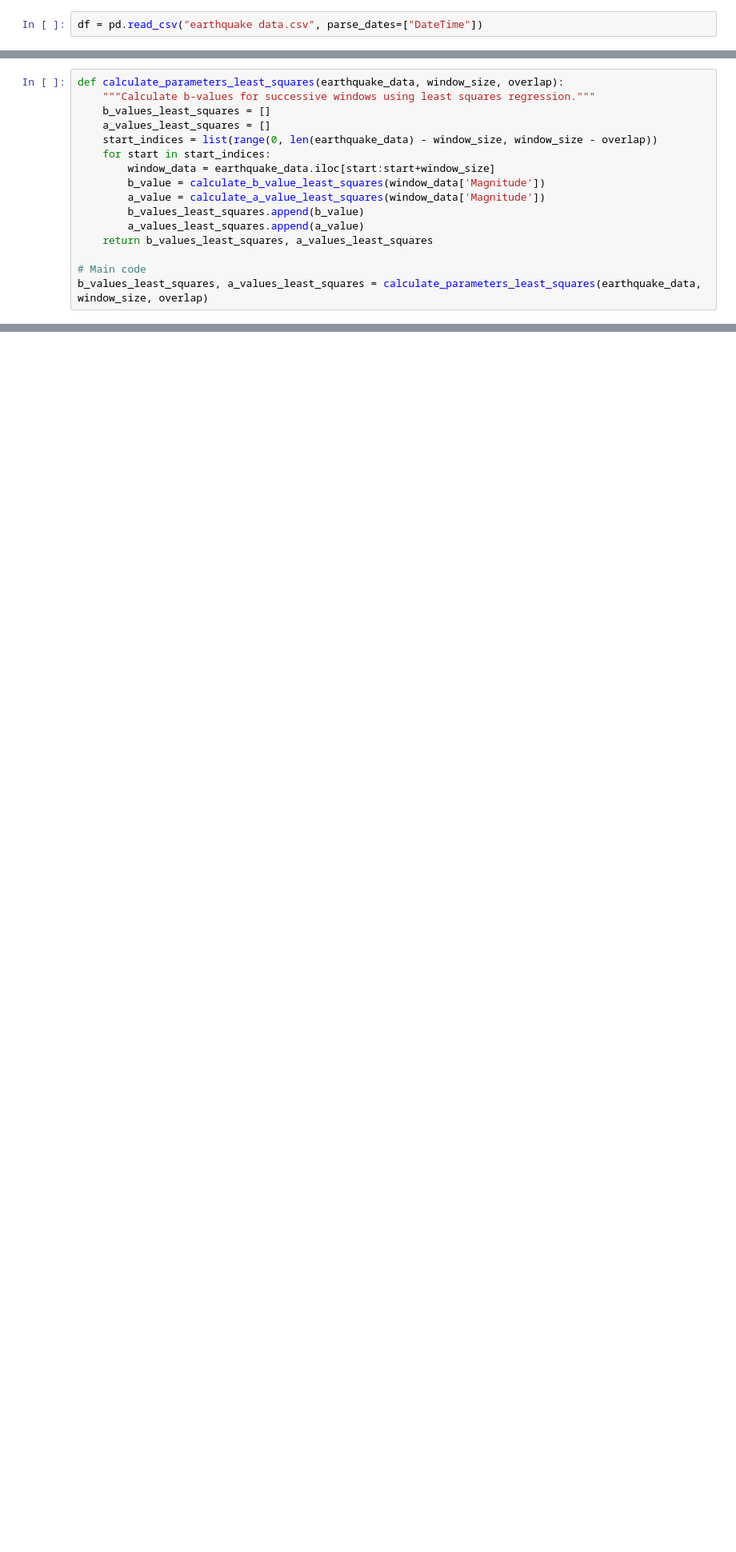
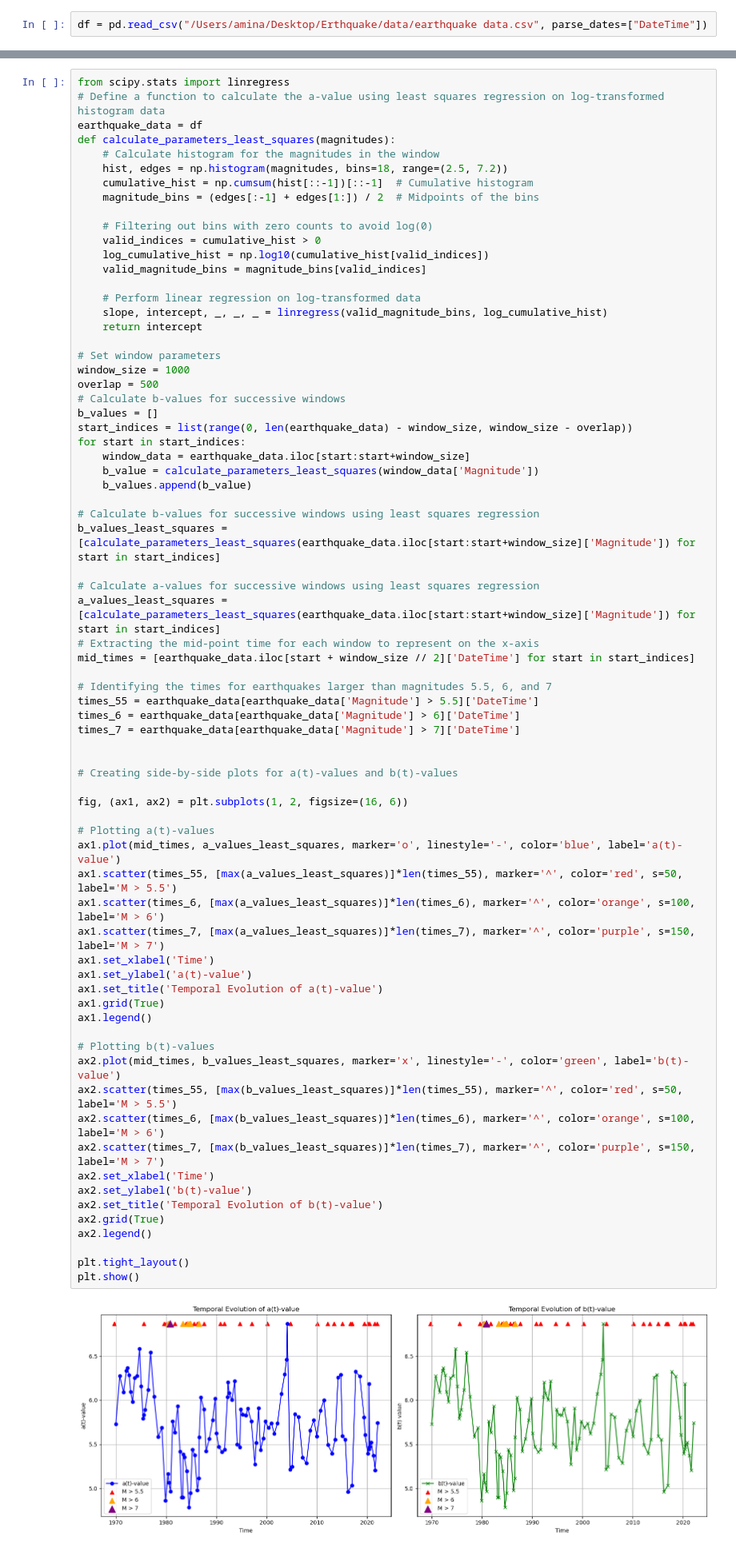
Before and after one commit to Esther-Leva/Predicting-Earthquakes, a Jupyter notebook: Statistical Exploratory Data Analysis.ipynb, the cells around one changed output, grey strips where cells are left out. Shown: that part at 80% size. Saved outputs shown, nothing was run; the diff lists cells and outputs as text; blank space fills up the shorter version.

```diff
--- a/Statistical Exploratory Data Analysis.ipynb
+++ b/Statistical Exploratory Data Analysis.ipynb
@@ -8,6 +9,6 @@ import matplotlib.pyplot as plt
 from scipy.stats import linregress
 import seaborn as sns
 # %%
-df = pd.read_csv("earthquake data.csv", parse_dates=["DateTime"])
+df = pd.read_csv("/Users/amina/Desktop/Erthquake/data/earthquake data.csv", parse_dates=["DateTime"])
 # %%
 #Calculating b-value with MLE
@@ -281,16 +252,0 @@ ValueError: too many values to unpack (expected 2)
-# %%
-def calculate_parameters_least_squares(earthquake_data, window_size, overlap):
-    """Calculate b-values for successive windows using least squares regression."""
-    b_values_least_squares = []
-    a_values_least_squares = []
-    start_indices = list(range(0, len(earthquake_data) - window_size, window_size - overlap))
-    for start in start_indices:
-        window_data = earthquake_data.iloc[start:start+window_size]
-        b_value = calculate_b_value_least_squares(window_data['Magnitude'])
-        a_value = calculate_a_value_least_squares(window_data['Magnitude'])
-        b_values_least_squares.append(b_value)
-        a_values_least_squares.append(a_value)
-    return b_values_least_squares, a_values_least_squares
-
-# Main code
-b_values_least_squares, a_values_least_squares = calculate_parameters_least_squares(earthquake_data, window_size, overlap)
@@ -330,0 +259,74 @@ NameError: name 'mid_times' is not defined
+# %%
+from scipy.stats import linregress
+# Define a function to calculate the a-value using least squares regression on log-transformed histogram data
+earthquake_data = df
+def calculate_parameters_least_squares(magnitudes):
+    # Calculate histogram for the magnitudes in the window
+    hist, edges = np.histogram(magnitudes, bins=18, range=(2.5, 7.2))
+    cumulative_hist = np.cumsum(hist[::-1])[::-1]  # Cumulative histogram
+    magnitude_bins = (edges[:-1] + edges[1:]) / 2  # Midpoints of the bins
+
+    # Filtering out bins with zero counts to avoid log(0)
+    valid_indices = cumulative_hist > 0
+    log_cumulative_hist = np.log10(cumulative_hist[valid_indices])
+    valid_magnitude_bins = magnitude_bins[valid_indices]
+
+    # Perform linear regression on log-transformed data
+    slope, intercept, _, _, _ = linregress(valid_magnitude_bins, log_cumulative_hist)
+    return intercept
+
+# Set window parameters
+window_size = 1000
+overlap = 500
+# Calculate b-values for successive windows
+b_values = []
+start_indices = list(range(0, len(earthquake_data) - window_size, window_size - overlap))
+for start in start_indices:
+    window_data = earthquake_data.iloc[start:start+window_size]
+    b_value = calculate_parameters_least_squares(window_data['Magnitude'])
+    b_values.append(b_value)
+
+# Calculate b-values for successive windows using least squares regression
+b_values_least_squares = [calculate_parameters_least_squares(earthquake_data.iloc[start:start+window_size]['Magnitude']) for start in start_indices]
+
+# Calculate a-values for successive windows using least squares regression
+a_values_least_squares = [calculate_parameters_least_squares(earthquake_data.iloc[start:start+window_size]['Magnitude']) for start in start_indices]
+# Extracting the mid-point time for each window to represent on the x-axis
+mid_times = [earthquake_data.iloc[start + window_size // 2]['DateTime'] for start in start_indices]
+
+# Identifying the times for earthquakes larger than magnitudes 5.5, 6, and 7
+times_55 = earthquake_data[earthquake_data['Magnitude'] > 5.5]['DateTime']
+times_6 = earthquake_data[earthquake_data['Magnitude'] > 6]['DateTime']
+times_7 = earthquake_data[earthquake_data['Magnitude'] > 7]['DateTime']
+
+
+# Creating side-by-side plots for a(t)-values and b(t)-values
+
+fig, (ax1, ax2) = plt.subplots(1, 2, figsize=(16, 6))
+
+# Plotting a(t)-values
+ax1.plot(mid_times, a_values_least_squares, marker='o', linestyle='-', color='blue', label='a(t)-value')
+ax1.scatter(times_55, [max(a_values_least_squares)]*len(times_55), marker='^', color='red', s=50, label='M > 5.5')
+ax1.scatter(times_6, [max(a_values_least_squares)]*len(times_6), marker='^', color='orange', s=100, label='M > 6')
+ax1.scatter(times_7, [max(a_values_least_squares)]*len(times_7), marker='^', color='purple', s=150, label='M > 7')
+ax1.set_xlabel('Time')
+ax1.set_ylabel('a(t)-value')
+ax1.set_title('Temporal Evolution of a(t)-value')
+ax1.grid(True)
+ax1.legend()
+
+# Plotting b(t)-values
+ax2.plot(mid_times, b_values_least_squares, marker='x', linestyle='-', color='green', label='b(t)-value')
+ax2.scatter(times_55, [max(b_values_least_squares)]*len(times_55), marker='^', color='red', s=50, label='M > 5.5')
+ax2.scatter(times_6, [max(b_values_least_squares)]*len(times_6), marker='^', color='orange', s=100, label='M > 6')
+ax2.scatter(times_7, [max(b_values_least_squares)]*len(times_7), marker='^', color='purple', s=150, label='M > 7')
+ax2.set_xlabel('Time')
+ax2.set_ylabel('b(t)-value')
+ax2.set_title('Temporal Evolution of b(t)-value')
+ax2.grid(True)
+ax2.legend()
+
+plt.tight_layout()
+plt.show()
+# %% [output]
+[figure, added]
```
Also changed, not shown: parts of 15 cells of this notebook.
